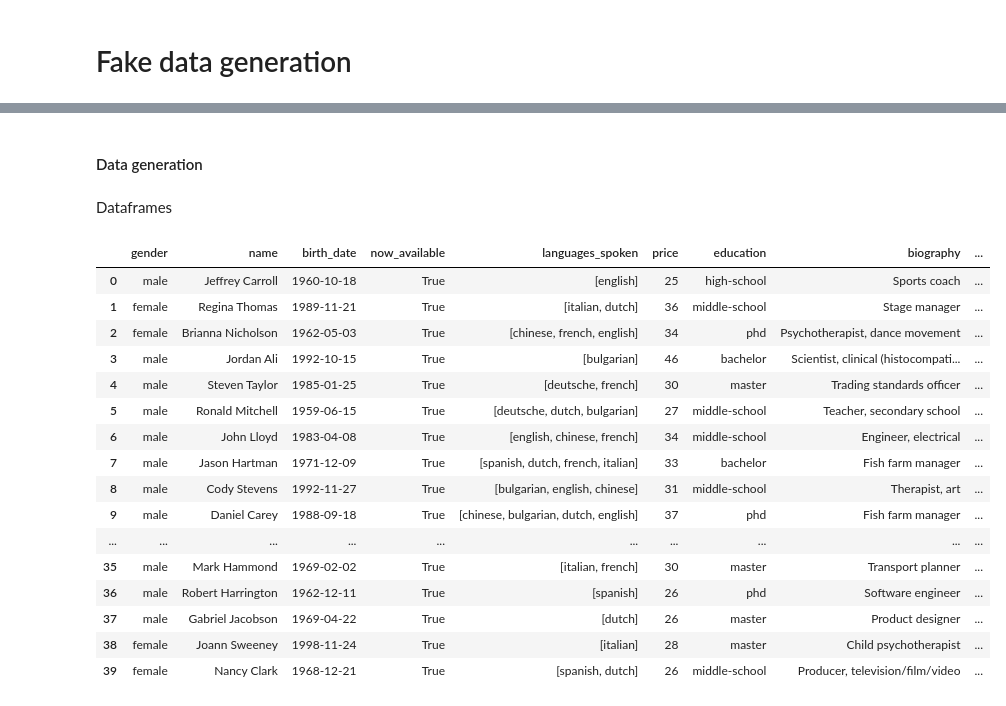
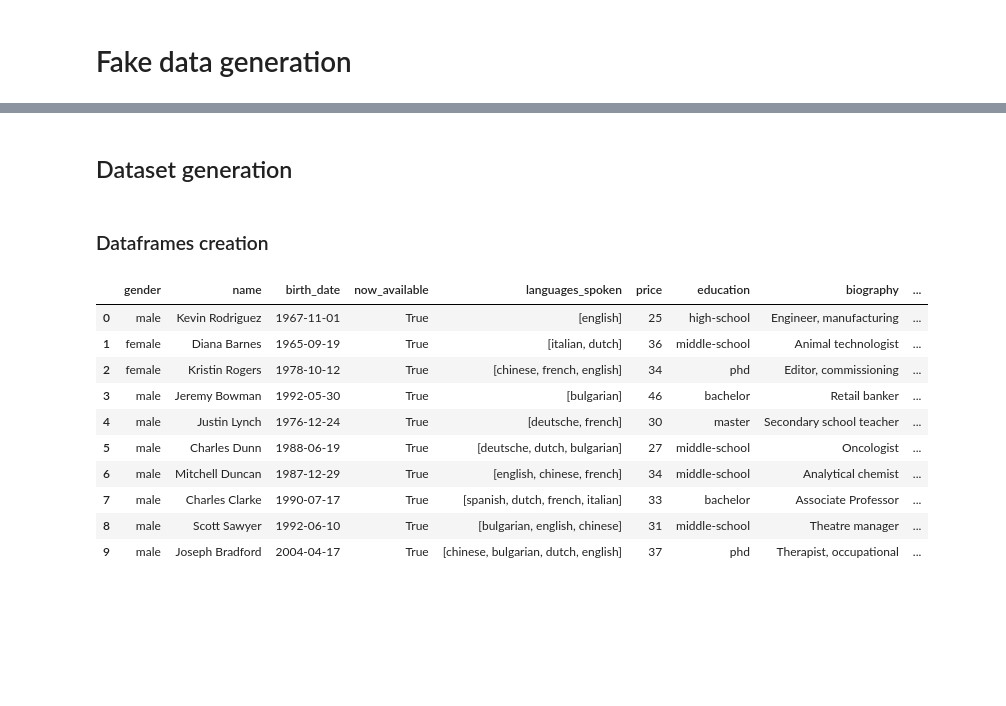
Before and after one commit to LorenzoAicardi/AsTourX, a Jupyter notebook: recommendersystem/Datageneration.ipynb, the cells around one changed output, grey strips where cells are left out. Drawn from its saved outputs; the diff is of its cells as text; code cells hidden in the pictures; blank space fills up the shorter version.

```diff
--- a/recommendersystem/Datageneration.ipynb
+++ b/recommendersystem/Datageneration.ipynb
@@ -93,5 +99,5 @@ def generate_rating (tourists, guides):
 #
     return ratings
 # %% [markdown]
-#### Data generation
+## Dataset generation
 # %%
@@ -104,24 +113,19 @@ tourists = [generate_tourist() for _ in range(n_tourists)]
 ratings = generate_rating(tourists,guides)
 # %% [markdown]
-Dataframes
+### Dataframes creation
 # %%
 guide_df = pd.DataFrame(guides)
-guide_df
+# viewing first 10 guides
+guide_df[:10]
 # %% [output]
 |  | gender | name | birth_date | now_available | languages_spoken | price | education | biography | ... |
-| 0 | male | Jeffrey Carroll | 1960-10-18 | True | [english] | 25 | high-school | Sports coach | ... |
-| 1 | female | Regina Thomas | 1989-11-21 | True | [italian, dutch] | 36 | middle-school | Stage manager | ... |
-| 2 | female | Brianna Nicholson | 1962-05-03 | True | [chinese, french, english] | 34 | phd | Psychotherapist, dance movement | ... |
-| 3 | male | Jordan Ali | 1992-10-15 | True | [bulgarian] | 46 | bachelor | Scientist, clinical (histocompati... | ... |
-| 4 | male | Steven Taylor | 1985-01-25 | True | [deutsche, french] | 30 | master | Trading standards officer | ... |
-| 5 | male | Ronald Mitchell | 1959-06-15 | True | [deutsche, dutch, bulgarian] | 27 | middle-school | Teacher, secondary school | ... |
-| 6 | male | John Lloyd | 1983-04-08 | True | [english, chinese, french] | 34 | middle-school | Engineer, electrical | ... |
-| 7 | male | Jason Hartman | 1971-12-09 | True | [spanish, dutch, french, italian] | 33 | bachelor | Fish farm manager | ... |
-| 8 | male | Cody Stevens | 1992-11-27 | True | [bulgarian, english, chinese] | 31 | middle-school | Therapist, art | ... |
-| 9 | male | Daniel Carey | 1988-09-18 | True | [chinese, bulgarian, dutch, english] | 37 | phd | Fish farm manager | ... |
-| ... | ... | ... | ... | ... | ... | ... | ... | ... | ... |
-| 35 | male | Mark Hammond | 1969-02-02 | True | [italian, french] | 30 | master | Transport planner | ... |
-| 36 | male | Robert Harrington | 1962-12-11 | True | [spanish] | 26 | phd | Software engineer | ... |
-| 37 | male | Gabriel Jacobson | 1969-04-22 | True | [dutch] | 26 | master | Product designer | ... |
-| 38 | female | Joann Sweeney | 1998-11-24 | True | [italian] | 28 | master | Child psychotherapist | ... |
-| 39 | female | Nancy Clark | 1968-12-21 | True | [spanish, dutch] | 26 | middle-school | Producer, television/film/video | ... |
+| 0 | male | Kevin Rodriguez | 1967-11-01 | True | [english] | 25 | high-school | Engineer, manufacturing | ... |
+| 1 | female | Diana Barnes | 1965-09-19 | True | [italian, dutch] | 36 | middle-school | Animal technologist | ... |
+| 2 | female | Kristin Rogers | 1978-10-12 | True | [chinese, french, english] | 34 | phd | Editor, commissioning | ... |
+| 3 | male | Jeremy Bowman | 1992-05-30 | True | [bulgarian] | 46 | bachelor | Retail banker | ... |
+| 4 | male | Justin Lynch | 1976-12-24 | True | [deutsche, french] | 30 | master | Secondary school teacher | ... |
+| 5 | male | Charles Dunn | 1988-06-19 | True | [deutsche, dutch, bulgarian] | 27 | middle-school | Oncologist | ... |
+| 6 | male | Mitchell Duncan | 1987-12-29 | True | [english, chinese, french] | 34 | middle-school | Analytical chemist | ... |
+| 7 | male | Charles Clarke | 1990-07-17 | True | [spanish, dutch, french, italian] | 33 | bachelor | Associate Professor | ... |
+| 8 | male | Scott Sawyer | 1992-06-10 | True | [bulgarian, english, chinese] | 31 | middle-school | Theatre manager | ... |
+| 9 | male | Joseph Bradford | 2004-04-17 | True | [chinese, bulgarian, dutch, english] | 37 | phd | Therapist, occupational | ... |
```
Also changed, not shown: parts of 17 cells of this notebook, 2 other files.
